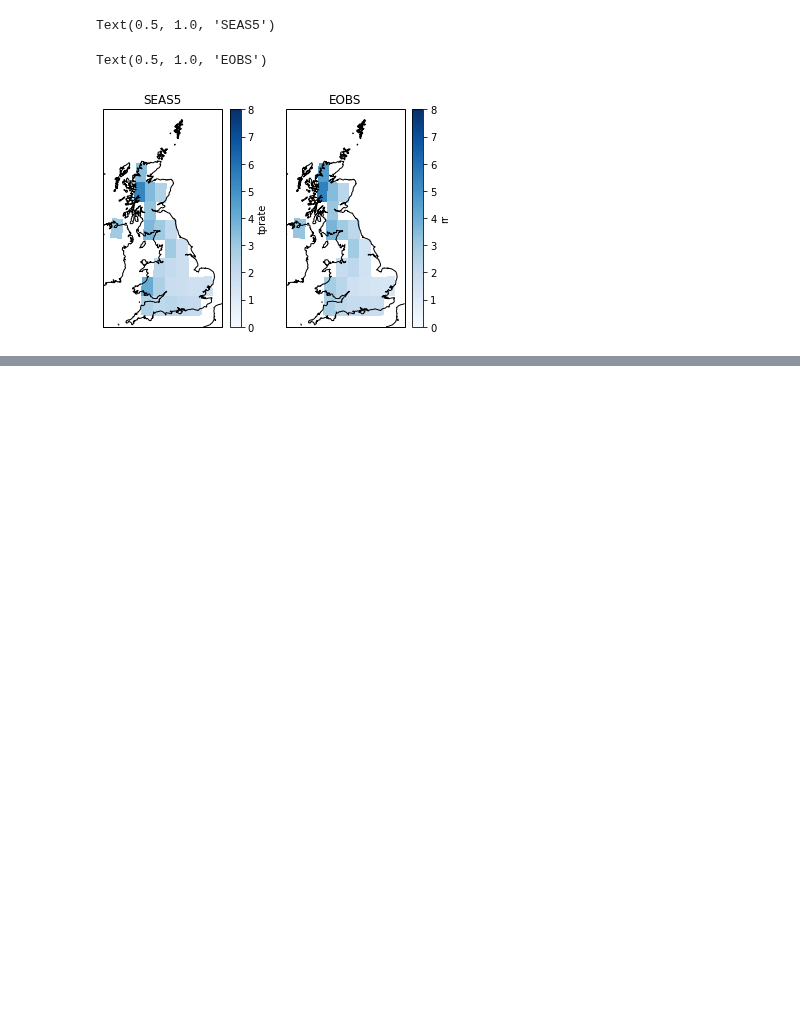
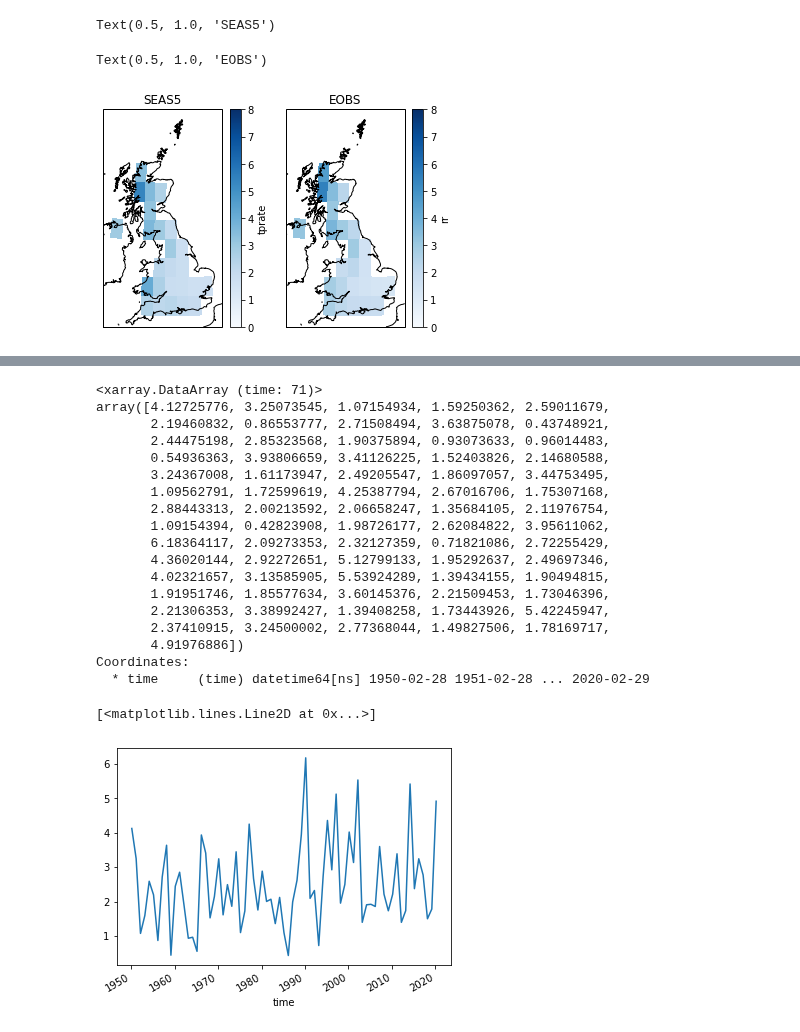
Before and after one commit to ECMWFCode4Earth/UNSEEN-open, a Jupyter notebook: Notebooks/1.Download/1.5Upscale.ipynb, the cells around one changed output, grey strips where cells are left out. Saved outputs shown, nothing was run; the diff lists cells and outputs as text; code cells hidden in the pictures; blank space fills up the shorter version.

Commit message:
upscale

```diff
--- a/Notebooks/1.Download/1.5Upscale.ipynb
+++ b/Notebooks/1.Download/1.5Upscale.ipynb
@@ -274,0 +254,29 @@ Text(0.5, 1.0, 'With Mask')
+# %%
+EOBS_UK_weighted = (EOBS_upscaled
+                  .where(SEAS5_mask == 31) ## EOBS is now on the SEAS5 grid, so use the SEAS5 mask and gridcell area
+                  .weighted(Gridarea_SEAS5['cell_area'])
+                  .mean(dim=['latitude', 'longitude'])
+                 )
+EOBS_UK_weighted
+EOBS_UK_weighted.plot()
+# %% [output]
+<xarray.DataArray (time: 71)>
+array([4.12725776, 3.25073545, 1.07154934, 1.59250362, 2.59011679,
+       2.19460832, 0.86553777, 2.71508494, 3.63875078, 0.43748921,
+       2.44475198, 2.85323568, 1.90375894, 0.93073633, 0.96014483,
+       0.54936363, 3.93806659, 3.41126225, 1.52403826, 2.14680588,
+       3.24367008, 1.61173947, 2.49205547, 1.86097057, 3.44753495,
+       1.09562791, 1.72599619, 4.25387794, 2.67016706, 1.75307168,
+       2.88443313, 2.00213592, 2.06658247, 1.35684105, 2.11976754,
+       1.09154394, 0.42823908, 1.98726177, 2.62084822, 3.95611062,
+       6.18364117, 2.09273353, 2.32127359, 0.71821086, 2.72255429,
+       4.36020144, 2.92272651, 5.12799133, 1.95292637, 2.49697346,
+       4.02321657, 3.13585905, 5.53924289, 1.39434155, 1.90494815,
+       1.91951746, 1.85577634, 3.60145376, 2.21509453, 1.73046396,
+       2.21306353, 3.38992427, 1.39408258, 1.73443926, 5.42245947,
+       2.37410915, 3.24500002, 2.77368044, 1.49827506, 1.78169717,
+       4.91976886])
+Coordinates:
+  * time     (time) datetime64[ns] 1950-02-28 1951-02-28 ... 2020-02-29
+[<matplotlib.lines.Line2D at 0x...>]
+[figure, added]
```
Also changed, not shown: parts of 19 cells of this notebook, 3 other files.
